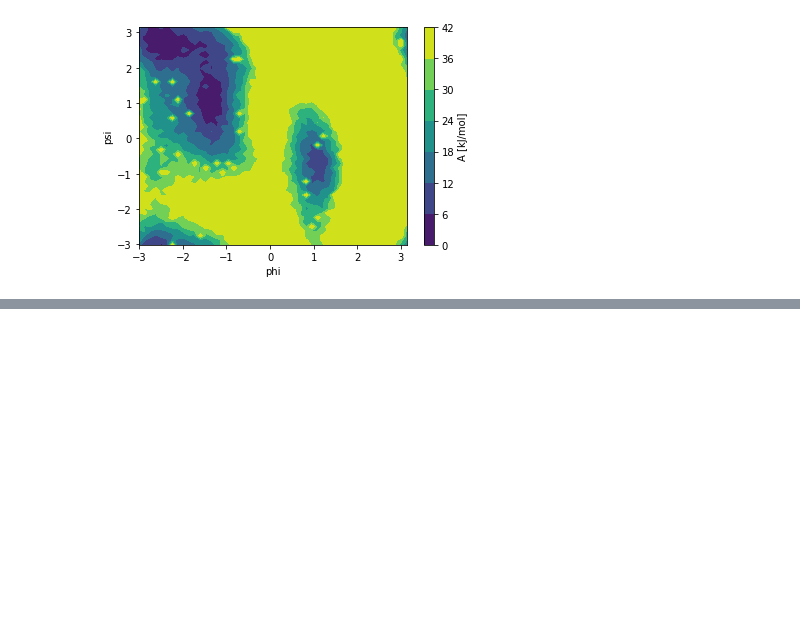
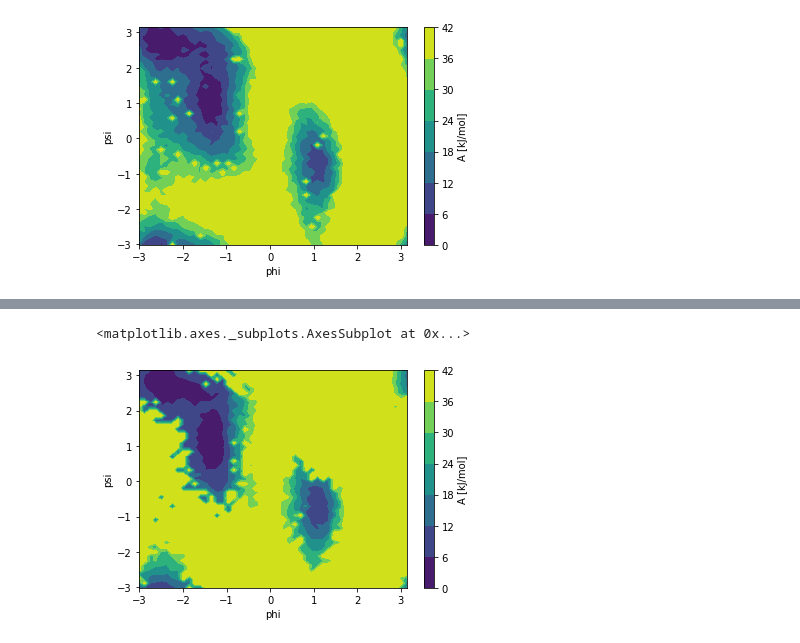
Before and after one commit to anotherjoshsmith/plumitas_examples, a Jupyter notebook: simplify_analysis.ipynb, the cells around one changed output, grey strips where cells are left out. Cells and saved outputs as stored; diff of their text form; code cells hidden in the pictures; blank space fills up the shorter version.

```diff
--- a/simplify_analysis.ipynb
+++ b/simplify_analysis.ipynb
@@ -140,0 +169,5 @@ metad.free_energy_surface('phi', 'psi', weight='weight')
+# %%
+pbmetad.free_energy_surface('phi', 'psi', weight='weight')
+# %% [output]
+<matplotlib.axes._subplots.AxesSubplot at 0x...>
+[figure, added]
```
Also changed, not shown: parts of 6 cells of this notebook.
